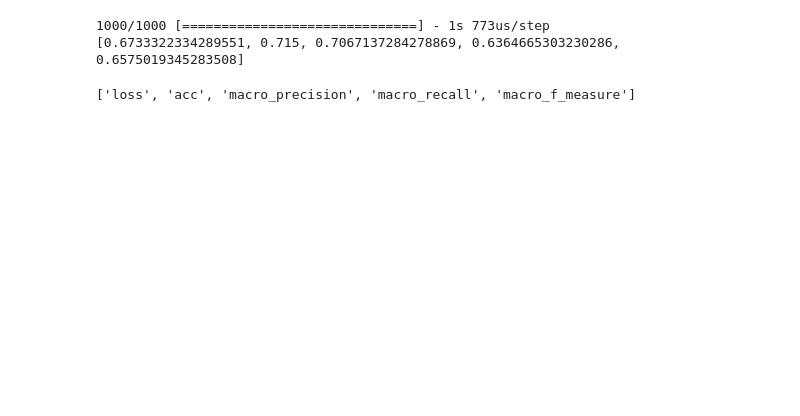
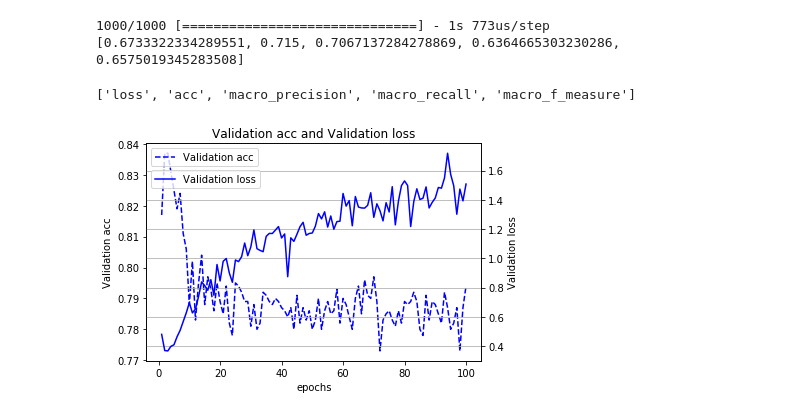
Before and after one commit to swallowtail224/Multi_parameter, a Jupyter notebook: maluti_parameta.ipynb, the cells around one changed output. Saved outputs shown, nothing was run; the diff lists cells and outputs as text; code cells hidden in the pictures; blank space fills up the shorter version.

```diff
--- a/maluti_parameta.ipynb
+++ b/maluti_parameta.ipynb
@@ -222,8 +221,7 @@ ________________________________________________________________________________
 history = model.fit([x1_train, x2_train], y_train,
                     epochs=100,
                     batch_size=100,
-                    validation_data=([x1_val, x2_val], y_val),
-                    callbacks=[early_stopping])
+                    validation_data=([x1_val, x2_val], y_val))
 # %% [output]
 Train on 8000 samples, validate on 1000 samples
 Epoch 1/100
@@ -246,3 +253,27 @@ np.savetxt('Mult_predict.csv', classes, delimiter = ',')
 model.metrics_names
 # %% [output]
 ['loss', 'acc', 'macro_precision', 'macro_recall', 'macro_f_measure']
+# %%
+import matplotlib.pyplot as plt
+
+val_acc = history.history['val_acc']
+val_loss = history.history['val_loss']
+epochs = range(1, len(val_acc) + 1)
+
+fig = plt.figure()
+ax_acc = fig.add_subplot(111)
+ax_acc.plot(epochs, val_acc, 'b--', label='Validation acc')
+plt.legend(bbox_to_anchor=(0, 1), loc='upper left', borderaxespad=0.5, fontsize=10)
+
+ax_loss = ax_acc.twinx()
+ax_loss.plot(epochs, val_loss, 'b', label='Validation loss')
+plt.legend(bbox_to_anchor=(0, 0.9), loc='upper left', borderaxespad=0.5, fontsize=10)
+plt.title('Validation acc and Validation loss')
+ax_acc.set_xlabel('epochs')
+ax_acc.set_ylabel('Validation acc')
+ax_loss.grid(True)
+ax_loss.set_ylabel('Validation loss')
+
+plt.show()
+# %% [output]
+[figure, added]
```
Also changed, not shown: parts of 2 cells of this notebook, 2 other files.
